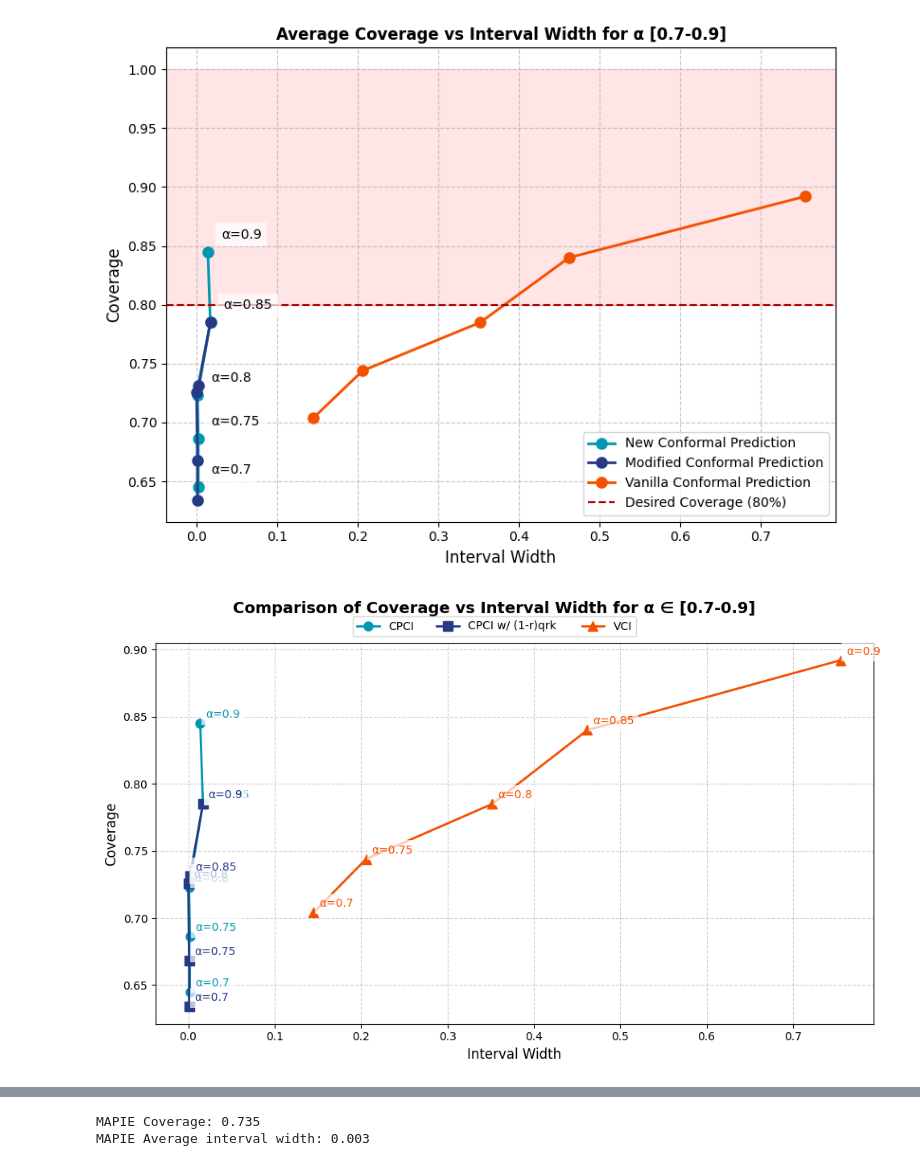
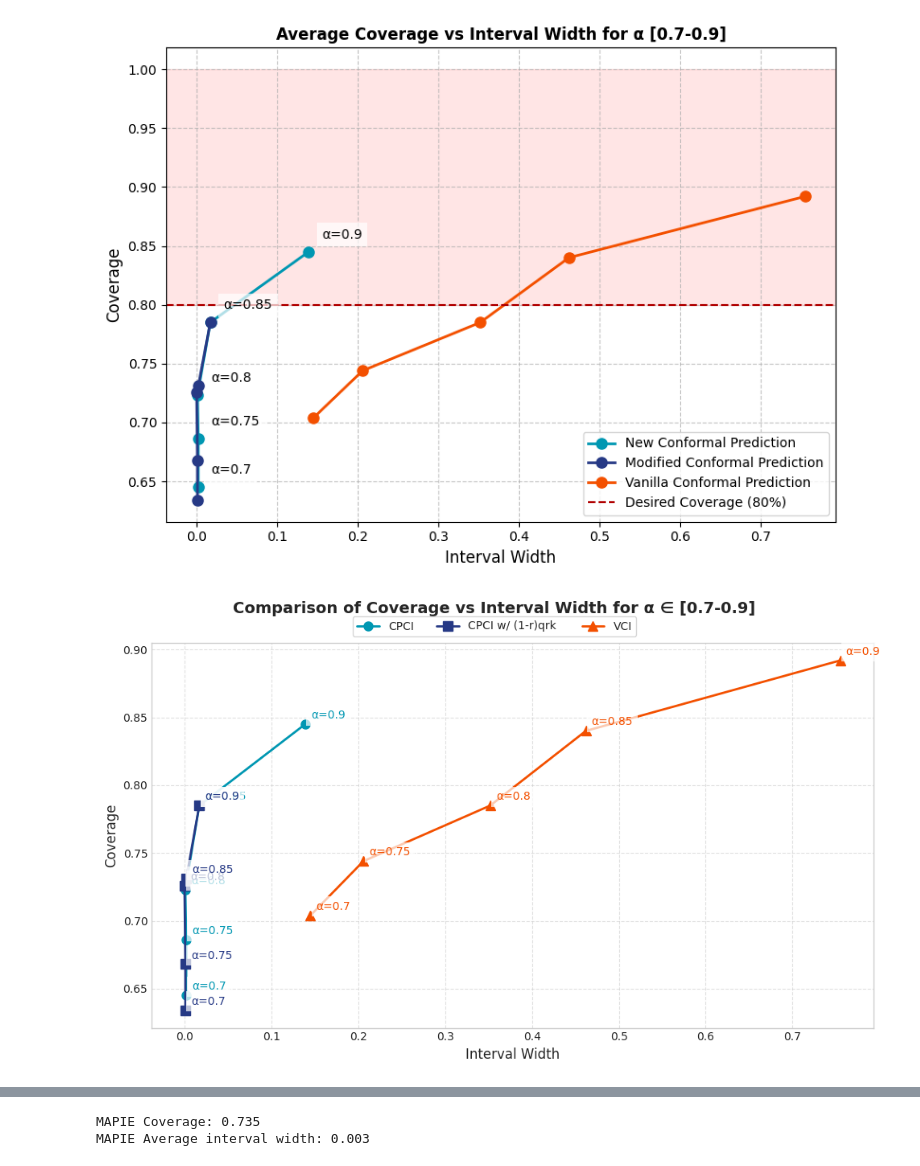
Before and after one commit to rdiazrincon/conformal_prediction_pd, a Jupyter notebook: conformal_pd_new.ipynb, the cells around one changed output, grey strips where cells are left out. Cells and saved outputs as stored; diff of their text form; code cells hidden in the pictures.

```diff
--- a/conformal_pd_new.ipynb
+++ b/conformal_pd_new.ipynb
@@ -199,7 +203,7 @@ Average interval width: 0.017
 conformal_metrics_new = {
     "alpha": [0.7, 0.75, 0.8, 0.85, 0.9],
     "coverage": [0.645, 0.686, 0.723, 0.785, 0.845],
-    "interval_width": [0.002, 0.002, 0.001, 0.017, 0.0139]
+    "interval_width": [0.002, 0.002, 0.001, 0.017, 0.139]
 }
 conformal_metrics_modified = {
     "alpha": [0.7, 0.75, 0.8, 0.85, 0.9],
@@ -239,7 +243,7 @@ plt.tight_layout()
 # plt.savefig('coverage_vd_intwidth_new_conformal.svg', transparent=True)
 plt.show()
 # %% [output]
-[figure, old version]
+[figure, new version]
 # %%
 import matplotlib.pyplot as plt
 
@@ -247,7 +251,7 @@ import matplotlib.pyplot as plt
 conformal_metrics_new = {
     "alpha": [0.7, 0.75, 0.8, 0.85, 0.9],
     "coverage": [0.645, 0.686, 0.723, 0.785, 0.845],
-    "interval_width": [0.002, 0.002, 0.001, 0.017, 0.0139]
+    "interval_width": [0.002, 0.002, 0.001, 0.017, 0.139]
 }
 conformal_metrics_modified = {
     "alpha": [0.7, 0.75, 0.8, 0.85, 0.9],
@@ -259,37 +263,38 @@ conformal_metrics_vanilla = {
     "coverage": [0.704, 0.744, 0.785, 0.840, 0.892],
     "interval_width": [0.145, 0.206, 0.352, 0.462, 0.755]
 }
+
 fig, ax = plt.subplots(figsize=(10, 6))
 fig.suptitle('Comparison of Coverage vs Interval Width for α ∈ [0.7-0.9]', fontsize=14, weight='bold')
 
 # Plotting each method
 methods = {
     "CPCI": ("#0097B2", "o", conformal_metrics_new),
     "CPCI w/ (1-r)qrk ": ("#263985", "s", conformal_metrics_modified),
     "VCI": ("#F35000", "^", conformal_metrics_vanilla),
 }
 
 for label, (color, marker, data) in methods.items():
     ax.plot(data["interval_width"], data["coverage"],
              marker=marker, color=color, linewidth=2, markersize=8, label=label)
     for i, alpha in enumerate(data["alpha"]):
         ax.annotate(f'α={alpha}',(data["interval_width"][i], data["coverage"][i]), xytext=(5, 5), textcoords='offset points', fontsize=10, bbox=dict(facecolor='white', edgecolor='none', alpha=0.7), color=color)
 
 # Add reference lines and shaded regions
 # ax.axhline(y=0.8, linestyle='--', color='#B00000', linewidth=1.5, label='Target Coverage (80%)')
 # ax.axhspan(0.8, 1.0, alpha=0.1, color='red', label='Target Coverage Zone')
 
 # Customize plot
 ax.set_xlabel('Interval Width', fontsize=12)
 ax.set_ylabel('Coverage', fontsize=12)
 ax.grid(True, linestyle='--', alpha=0.6)
 handles, labels = ax.get_legend_handles_labels()
 fig.legend(handles, labels, loc='upper center', ncol=3, fontsize=10, bbox_to_anchor=(0.5, 0.96), frameon=True)
 plt.tight_layout(rect=[0, 0, 1, 0.975])
-# plt.savefig('conformal_comparison.svg', transparent=True, bbox_inches='tight')
+plt.savefig('conformal_comparison.png', transparent=True, bbox_inches='tight')
 plt.show()
 # %% [output]
-[figure, old version]
+[figure, new version]
 # %%
 width = 0.35  # Bar width
 x = np.arange(len(conformal_metrics_new["alpha"]))
```
Also changed, not shown: parts of 6 cells of this notebook.
